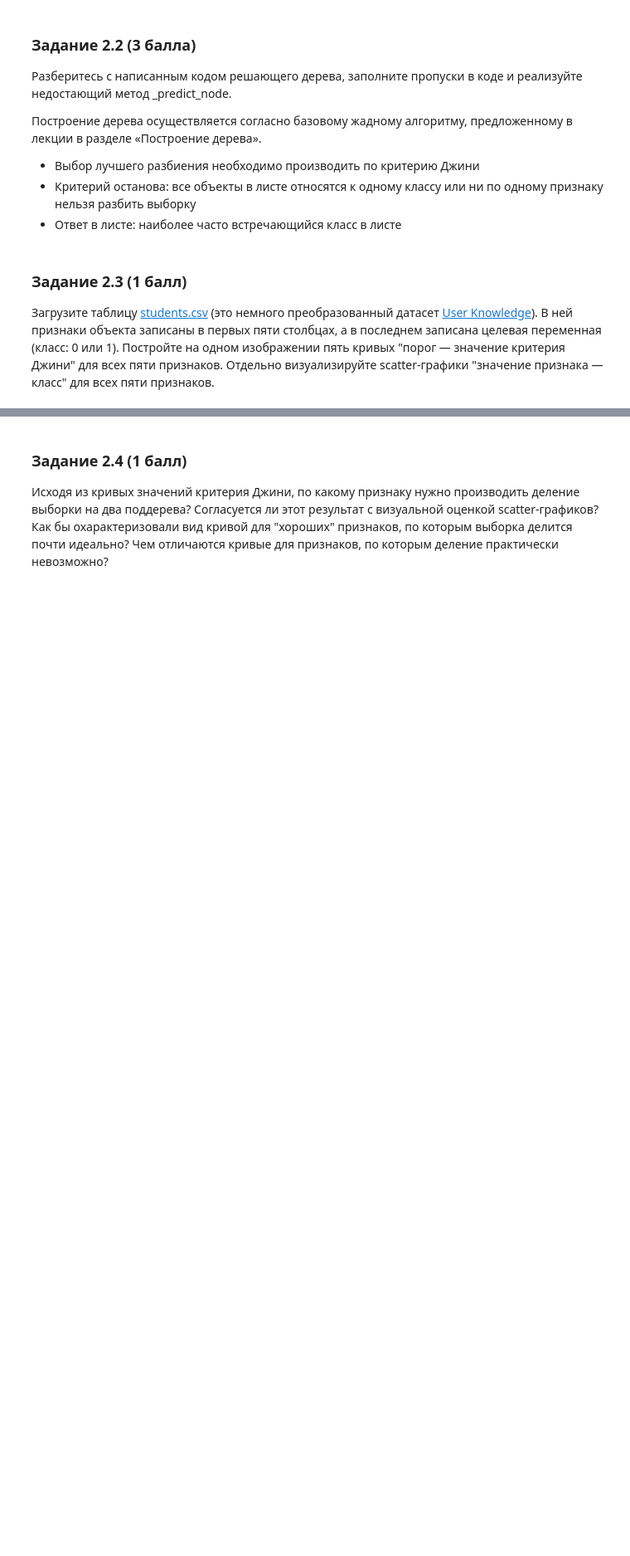
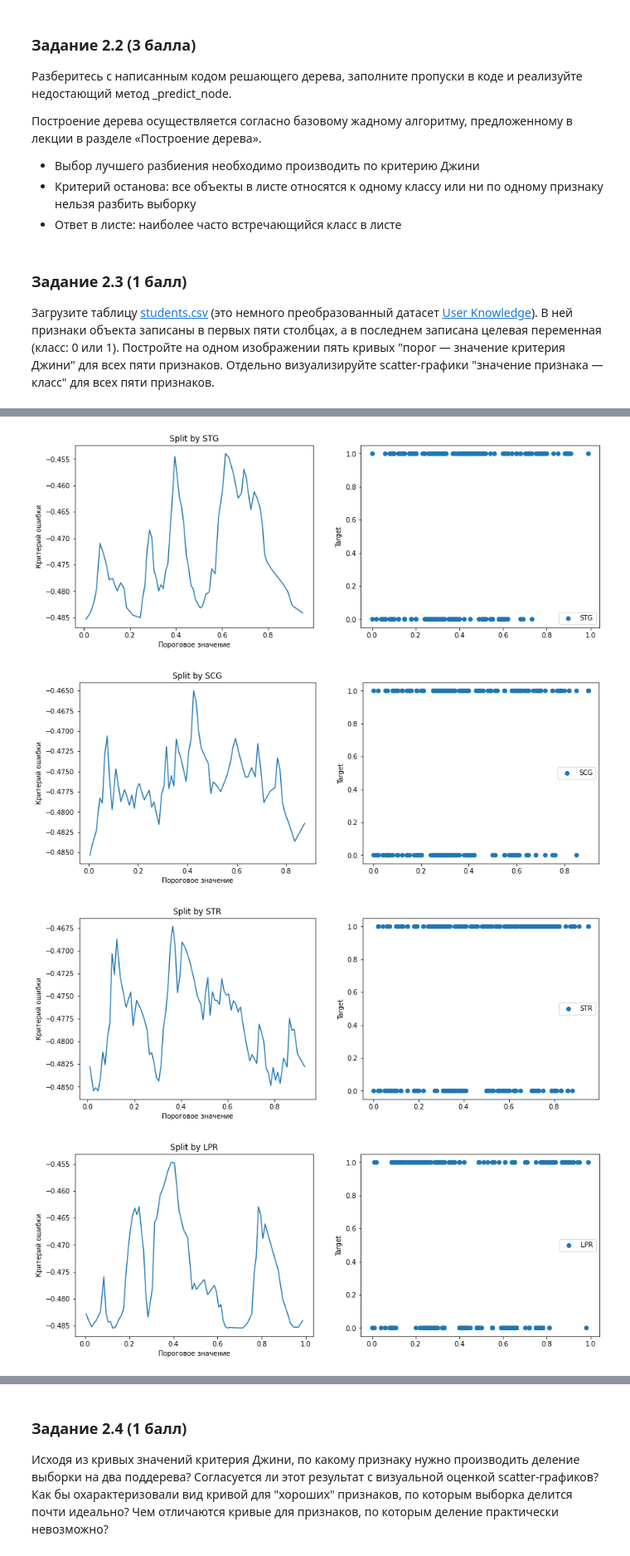
Before and after one commit to alyonabelenko/Courses, a Jupyter notebook: IAD2/07_trees/hw07-trees-rf.ipynb, the cells around one changed output, grey strips where cells are left out. Shown: that part at 83% size. Saved outputs shown, nothing was run; the diff lists cells and outputs as text; code cells hidden in the pictures; blank space fills up the shorter version.

```diff
--- a/IAD2/07_trees/hw07-trees-rf.ipynb
+++ b/IAD2/07_trees/hw07-trees-rf.ipynb
@@ -281,0 +403,3 @@ class DecisionTree:
+# %%
+students_data = pd.read_csv("students.csv")
+students_data.head()
@@ -281,0 +413,29 @@ class DecisionTree:
+# %%
+y = students_data[" UNS"]
+for column in students_data.columns[:-1]:
+    thresholds, ginis, threshold_best, gini_best = find_best_split(
+        students_data[column].to_numpy(),
+        y.to_numpy(),
+        task="classification",
+        feature_type="real"
+    )
+
+    plt.figure(figsize=(14, 5))
+
+
+    ax1 = plt.subplot(121)
+    ax1.set_title("Split by " + column)
+    ax1.plot(thresholds, ginis)
+    ax1.set_xlabel("Пороговое значение")
+    ax1.set_ylabel("Критерий ошибки")
+
+    ax2 = plt.subplot(122)
+    ax2.scatter(students_data[column], y, label=column)
+    ax2.set_ylabel("Target")
+    plt.legend()
+    plt.show()
+# %% [output]
+[figure, added]
+[figure, added]
+[figure, added]
+[figure, added]
```
Also changed, not shown: parts of 35 cells of this notebook.
